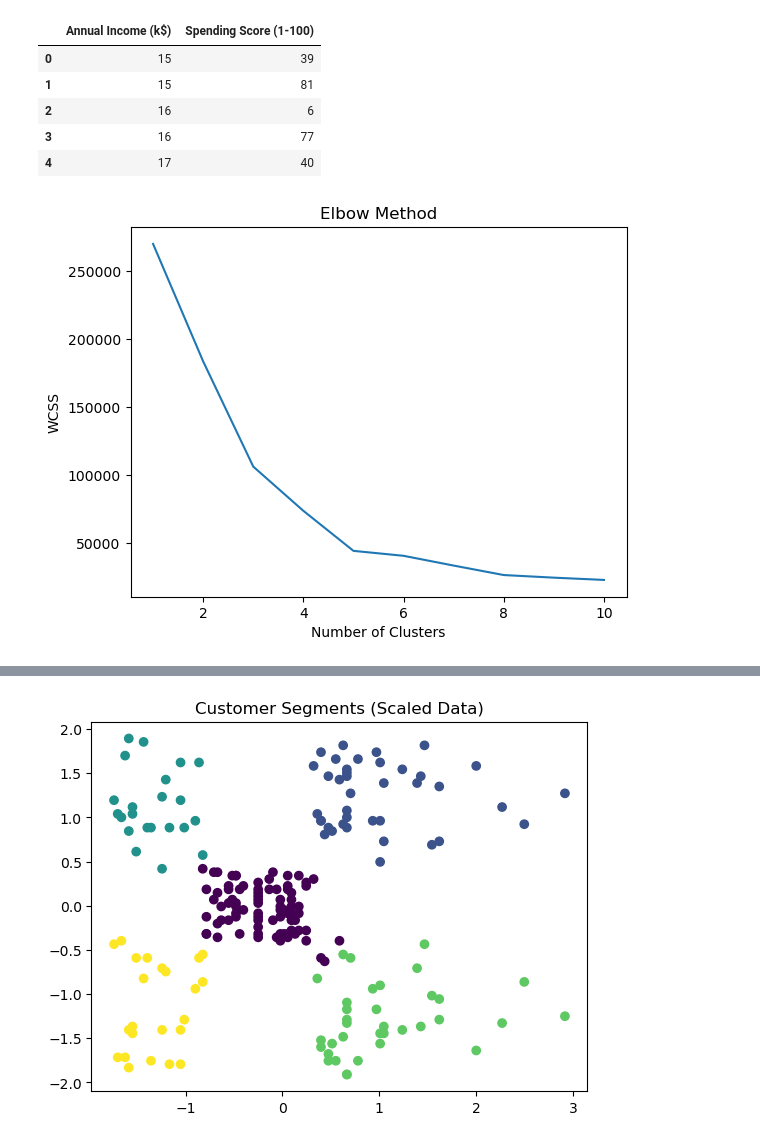
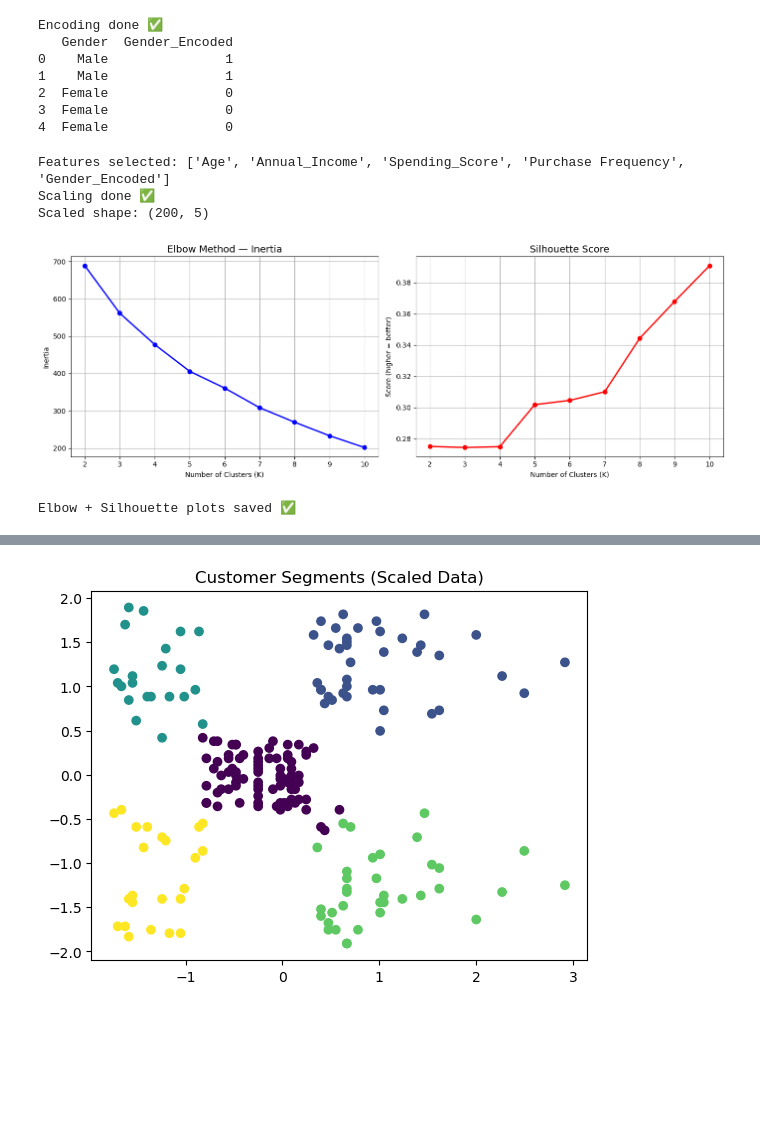
Before and after one commit to heer00/customer-segment-analysis, a Jupyter notebook: notebook/analysis.ipynb, the cells around one changed output, grey strips where cells are left out. Saved outputs shown, nothing was run; the diff lists cells and outputs as text; code cells hidden in the pictures; blank space fills up the shorter version.

```diff
--- a/notebook/analysis.ipynb
+++ b/notebook/analysis.ipynb
@@ -55,33 +94,64 @@ memory usage: 3.3 KB
 # %%
-X.head()
+df = df.rename(columns={
+    'Annual Income (k$)': 'Annual_Income',
+    'Spending Score (1-100)': 'Spending_Score'
+})
+# Encode Gender: Male → 1, Female → 0
+le = LabelEncoder()
+df['Gender_Encoded'] = le.fit_transform(df['Gender'])
+print("Encoding done ✅")
+print(df[['Gender', 'Gender_Encoded']].head())
 # %% [output]
-|  | Annual Income (k$) | Spending Score (1-100) |
-| 0 | 15 | 39 |
-| 1 | 15 | 81 |
-| 2 | 16 | 6 |
-| 3 | 16 | 77 |
-| 4 | 17 | 40 |
+Encoding done ✅
+   Gender  Gender_Encoded
+0    Male               1
+1    Male               1
+2  Female               0
+3  Female               0
+4  Female               0
 # %%
-import os
-os.environ["OMP_NUM_THREADS"] = "1"
+features = ['Age', 'Annual_Income', 'Spending_Score', 'Purchase Frequency', 'Gender_Encoded']
+X = df[features]
+scaler = StandardScaler()
+X_scaled = scaler.fit_transform(X)
+print("Features selected:", features)
+print("Scaling done ✅")
+print("Scaled shape:", X_scaled.shape)
+# %% [output]
+Features selected: ['Age', 'Annual_Income', 'Spending_Score', 'Purchase Frequency', 'Gender_Encoded']
+Scaling done ✅
+Scaled shape: (200, 5)
 # %%
-import warnings
-warnings.filterwarnings("ignore")
-from sklearn.cluster import KMeans
-import matplotlib.pyplot as plt
+inertia = []
+silhouette_scores = []
+K_range = range(2, 11)
 
-wcss = []
+for k in K_range:
+    km = KMeans(n_clusters=k, init='k-means++', random_state=42, n_init=10)
+    km.fit(X_scaled)
+    inertia.append(km.inertia_)
+    silhouette_scores.append(silhouette_score(X_scaled, km.labels_))
 
-for i in range(1, 11):
-    kmeans = KMeans(n_clusters=i, random_state=42)
-    kmeans.fit(X)
-    wcss.append(kmeans.inertia_)
+# Plot both charts side by side
+fig, axes = plt.subplots(1, 2, figsize=(14, 5))
 
-plt.plot(range(1,11), wcss)
-plt.title("Elbow Method")
-plt.xlabel("Number of Clusters")
-plt.ylabel("WCSS")
+axes[0].plot(K_range, inertia, 'bo-', linewidth=2)
+axes[0].set_title('Elbow Method — Inertia', fontsize=14)
+axes[0].set_xlabel('Number of Clusters (K)')
+axes[0].set_ylabel('Inertia')
+axes[0].grid(True)
+
+axes[1].plot(K_range, silhouette_scores, 'ro-', linewidth=2)
+axes[1].set_title('Silhouette Score', fontsize=14)
+axes[1].set_xlabel('Number of Clusters (K)')
+axes[1].set_ylabel('Score (higher = better)')
+axes[1].grid(True)
+
+plt.tight_layout()
+plt.savefig('../data/elbow_plot.png', dpi=150, bbox_inches='tight')
 plt.show()
+print("Elbow + Silhouette plots saved ✅")
 # %% [output]
-[figure, old version]
+[figure, new version]
+Elbow + Silhouette plots saved ✅
 # %%
```
Also changed, not shown: parts of 11 cells of this notebook, 15 other files.
